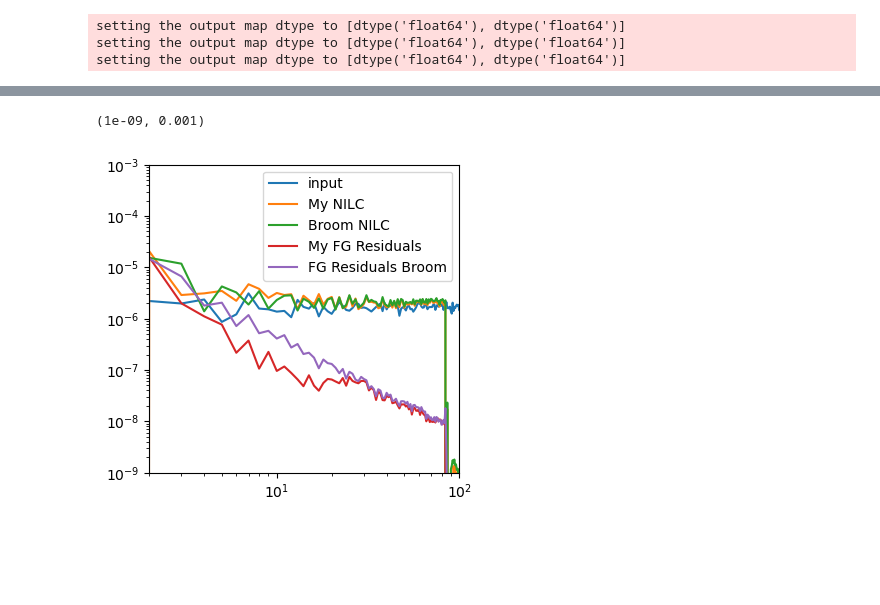
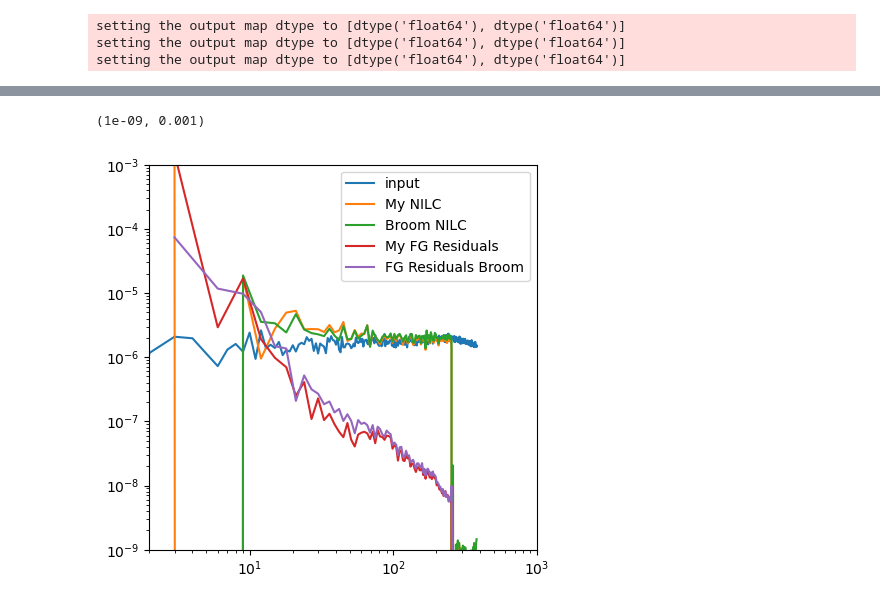
Before and after one commit to antolonappan/PyNILC, a Jupyter notebook: examples/nilc_masked.ipynb, the cells around one changed output, grey strips where cells are left out. Cells and saved outputs as stored; diff of their text form; code cells hidden in the pictures; blank space fills up the shorter version.

```diff
--- a/examples/nilc_masked.ipynb
+++ b/examples/nilc_masked.ipynb
@@ -136,4 +120,12 @@ Computing temperature alms
 # %%
+nilc_dc = NILC(freqs, fwhm, nfilters, backend='healpy', nside=nside,required_num_modes=500,mask=maskc,ilc_bias=0.001,bias_method='tol',common_fwhm=10.,parallel=1)
+ilc_bmap_dc, ilc_weights_b = nilc_dc.component_separation(total_bmaps)
+nilc_dc = NILC(freqs, fwhm, nfilters, backend='healpy', nside=nside,required_num_modes=500,mask=maskc,ilc_bias=0.001,bias_method='tol',common_fwhm=10.,parallel=1)
+ilc_emap_dc, ilc_weights_e = nilc_dc.component_separation(total_emaps)
+noise_res_b = nilc_dc.calculate_residuals(noise_bmaps, ilc_weights_b,field=0)
+fg_res_b = nilc_dc.calculate_residuals(fg_bmaps, ilc_weights_b,field=0)
+noise_res_e = nilc_dc.calculate_residuals(noise_emaps, ilc_weights_e,field=0)
+fg_res_e = nilc_dc.calculate_residuals(fg_emaps, ilc_weights_e,field=0)
 clean_blm = hp.map2alm(ilc_bmap_dc)
 clean_elm = hp.map2alm(ilc_emap_dc)
 clean_QU = hp.alm2map([clean_elm*0,clean_elm, clean_blm], nside)[1:]
@@ -197,9 +210,9 @@ def compute_master(f_a,f_b):
     cl_decoupled = workspace.decouple_cell(cl_coupled)
     return cl_decoupled
 # %%
-clean_f = nmt.NmtField(maskc, clean_QU, purify_b=True)
-fg_res_f = nmt.NmtField(maskc, fg_res_QU, purify_b=True)
-noise_f = nmt.NmtField(maskc, noise_QU, purify_b=True)
+clean_f = nmt.NmtField(maskc, clean_QU*maskc, purify_b=True,masked_on_input=True)
+fg_res_f = nmt.NmtField(maskc, fg_res_QU*maskc, purify_b=True, masked_on_input=True)
+noise_f = nmt.NmtField(maskc, noise_QU*maskc, purify_b=True, masked_on_input=True)
 cl_clean = compute_master(clean_f, clean_f)
 cl_fg_res = compute_master(fg_res_f, fg_res_f)
 cl_noise = compute_master(noise_f, noise_f)
@@ -210,4 +223,6 @@ noise_broom = nmt.NmtField(maskc, outputs_nilc_noleak.noise[0], purify_b=True)
 cl_clean_broom = compute_master(clean_broom, clean_broom)
 cl_fg_broom = compute_master(fg_broom, fg_broom)
 cl_noise_broom = compute_master(noise_broom, noise_broom)
+# %%
+b = binInfo.get_effective_ells()
 # %%
@@ -226,13 +260,13 @@ plt.ylim(1e-9, 1e-3)
 # %%
-plt.figure(figsize=(4, 4))
+plt.figure(figsize=(5, 5))
 plt.loglog(cl_b_out, label='input')
-plt.loglog(cl_clean[3], label='My NILC')
-plt.loglog(cl_clean_broom[3], label='Broom NILC')
-plt.loglog(cl_fg_res[3], label='My FG Residuals')
-plt.loglog(cl_fg_broom[3], label='FG Residuals Broom')
+plt.loglog(b,cl_clean[3], label='My NILC')
+plt.loglog(b,cl_clean_broom[3], label='Broom NILC')
+plt.loglog(b,cl_fg_res[3], label='My FG Residuals')
+plt.loglog(b,cl_fg_broom[3], label='FG Residuals Broom')
 plt.legend()
-plt.xlim(2, 100)
+plt.xlim(2, 1000)
 plt.ylim(1e-9, 1e-3)
 # %% [output]
 (1e-09, 0.001)
-[figure, old version]
+[figure, new version]
```
Also changed, not shown: parts of 13 cells of this notebook, 1 other file.
